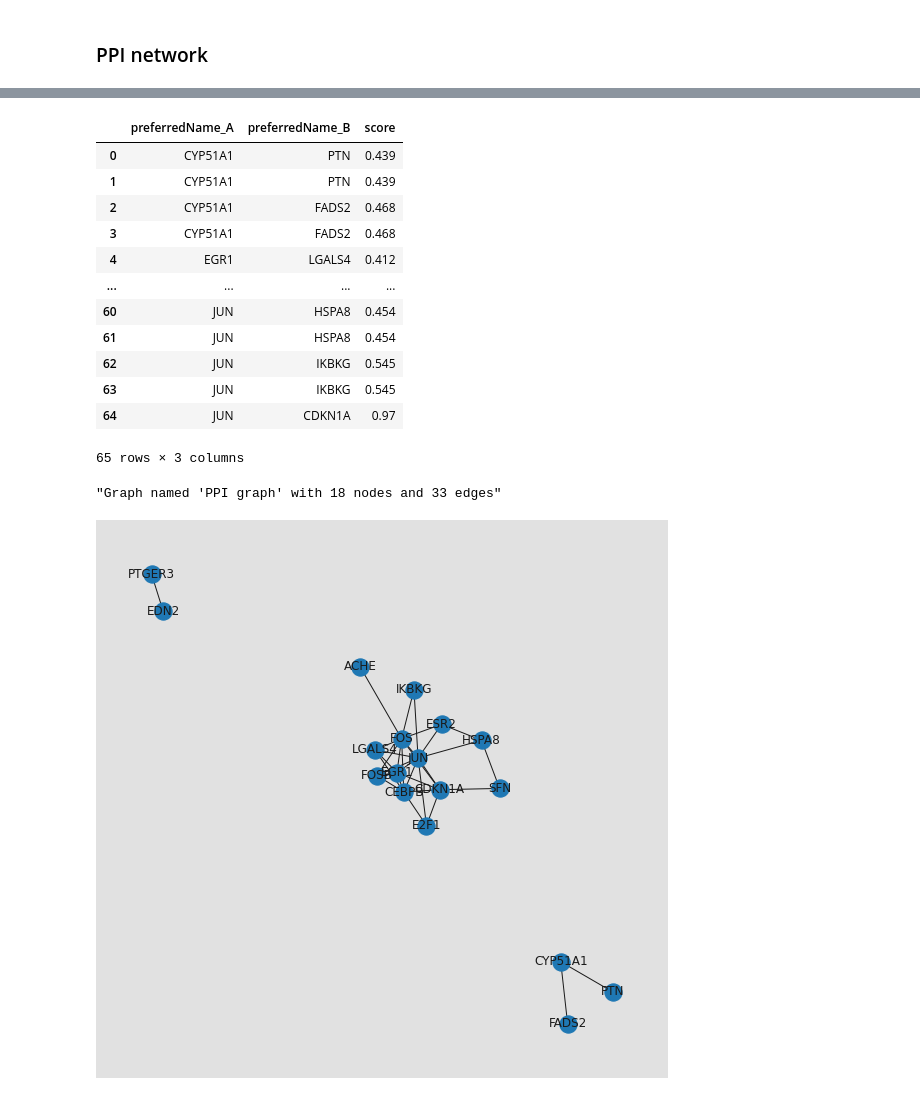
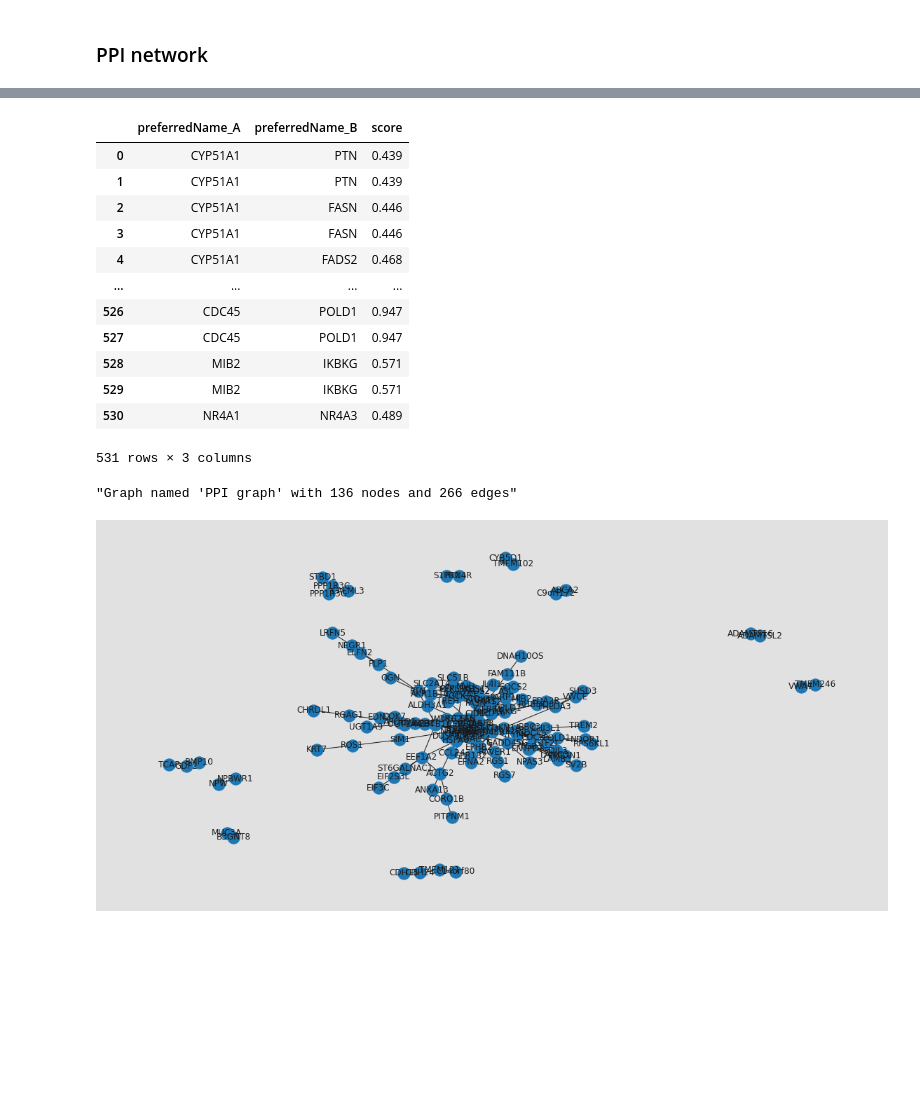
Before and after one commit to kiddos/notes, a Jupyter notebook: bioinformatics/final.ipynb, the cells around one changed output, grey strips where cells are left out. Drawn from its saved outputs; the diff is of its cells as text; code cells hidden in the pictures; blank space fills up the shorter version.

```diff
--- a/bioinformatics/final.ipynb
+++ b/bioinformatics/final.ipynb
@@ -644,7 +669,19 @@ the expression value seems similar in both experimental group and control group
 # %% [markdown]
 ### PPI network
 # %%
-selected_gene_list = [gene_names[g] for g in selected_genes if gene_names[g]] + \
-    ['ESR2', 'JUN', 'PTN', 'PTGER3', 'CEBPB', 'IKBKG', 'HSPA8', 'SFN', 'CDKN1A', 'E2F1']
+def select_gene_for_ppi(analysis_df, log_p_value_threshold=3.0, fc_threshold=1.3):
+    ids = []
+    for i in range(len(analysis_df)):
+        logfc = analysis_df.iloc[i]['logfc']
+        p_val = analysis_df.iloc[i]['-log p_val']
+        if p_val >= log_p_value_threshold and np.abs(logfc) >= fc_threshold:
+            ids.append(analysis_df.iloc[i]['gene_id'])
+
+    selected_gene_list = [gene_names[i] for i in ids if gene_names[i]] + \
+     ['ESR2', 'JUN', 'PTN', 'PTGER3', 'CEBPB', 'IKBKG', 'HSPA8', 'SFN', 'CDKN1A', 'E2F1']
+    return selected_gene_list
+
+
+selected_gene_list = select_gene_for_ppi(analysis_df)
 print(selected_gene_list)
 # %% [output]
@@ -684,16 +721,16 @@ interaction_df
 |  | preferredName_A | preferredName_B | score |
 | 0 | CYP51A1 | PTN | 0.439 |
 | 1 | CYP51A1 | PTN | 0.439 |
-| 2 | CYP51A1 | FADS2 | 0.468 |
-| 3 | CYP51A1 | FADS2 | 0.468 |
-| 4 | EGR1 | LGALS4 | 0.412 |
+| 2 | CYP51A1 | FASN | 0.446 |
+| 3 | CYP51A1 | FASN | 0.446 |
+| 4 | CYP51A1 | FADS2 | 0.468 |
 | ... | ... | ... | ... |
-| 60 | JUN | HSPA8 | 0.454 |
-| 61 | JUN | HSPA8 | 0.454 |
-| 62 | JUN | IKBKG | 0.545 |
-| 63 | JUN | IKBKG | 0.545 |
-| 64 | JUN | CDKN1A | 0.97 |
+| 526 | CDC45 | POLD1 | 0.947 |
+| 527 | CDC45 | POLD1 | 0.947 |
+| 528 | MIB2 | IKBKG | 0.571 |
+| 529 | MIB2 | IKBKG | 0.571 |
+| 530 | NR4A1 | NR4A3 | 0.489 |
-65 rows × 3 columns
+531 rows × 3 columns
 # %%
 G = nx.Graph(name='PPI graph')
 for i in range(len(interaction_df)):
@@ -704,15 +741,15 @@ for i in range(len(interaction_df)):
 # %%
 nx.info(G)
 # %% [output]
-"Graph named 'PPI graph' with 18 nodes and 33 edges"
+"Graph named 'PPI graph' with 136 nodes and 266 edges"
 # %%
 pos = nx.spring_layout(G) # position the nodes using the spring layout
-plt.figure(figsize=(10,10), facecolor=[0.7,0.7,0.7,0.4])
+plt.figure(figsize=(20,10), facecolor=[0.7,0.7,0.7,0.4])
 nx.draw_networkx(G)
 plt.axis('off')
 plt.show()
 # %% [output]
-[figure, old version]
+[figure, new version]
 # %%
 def redraw(G):
     def rescale(l,newmin,newmax):
```
Also changed, not shown: parts of 10 cells of this notebook.
